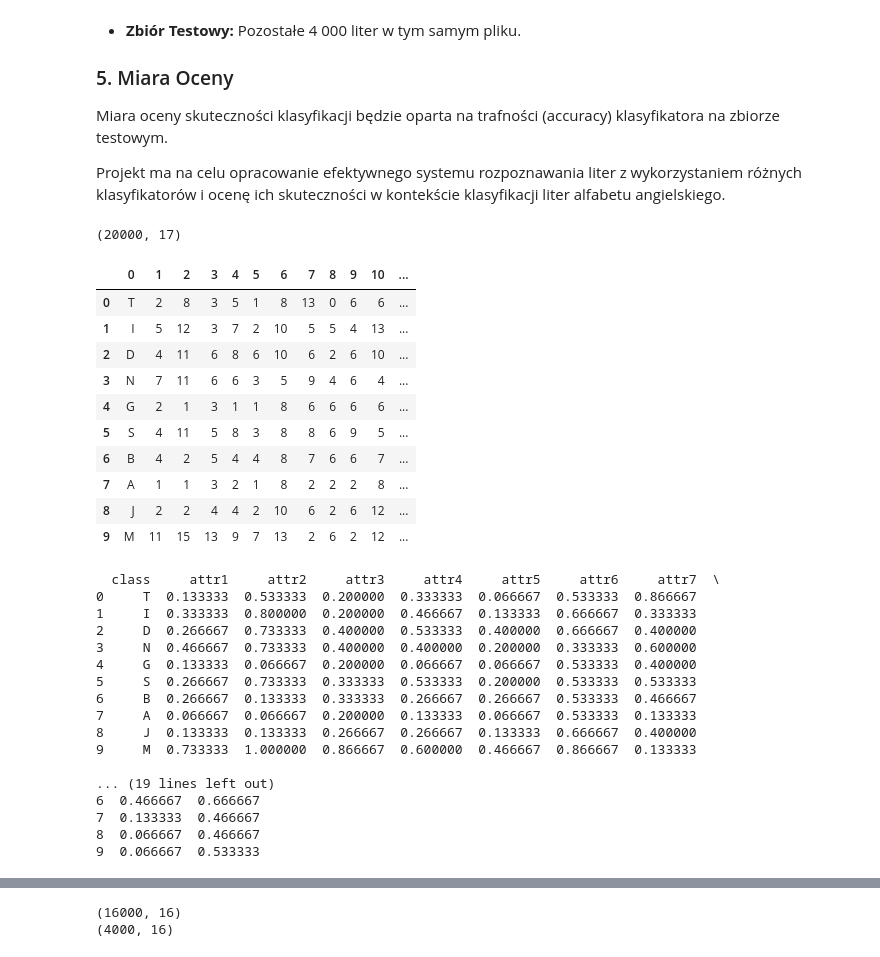
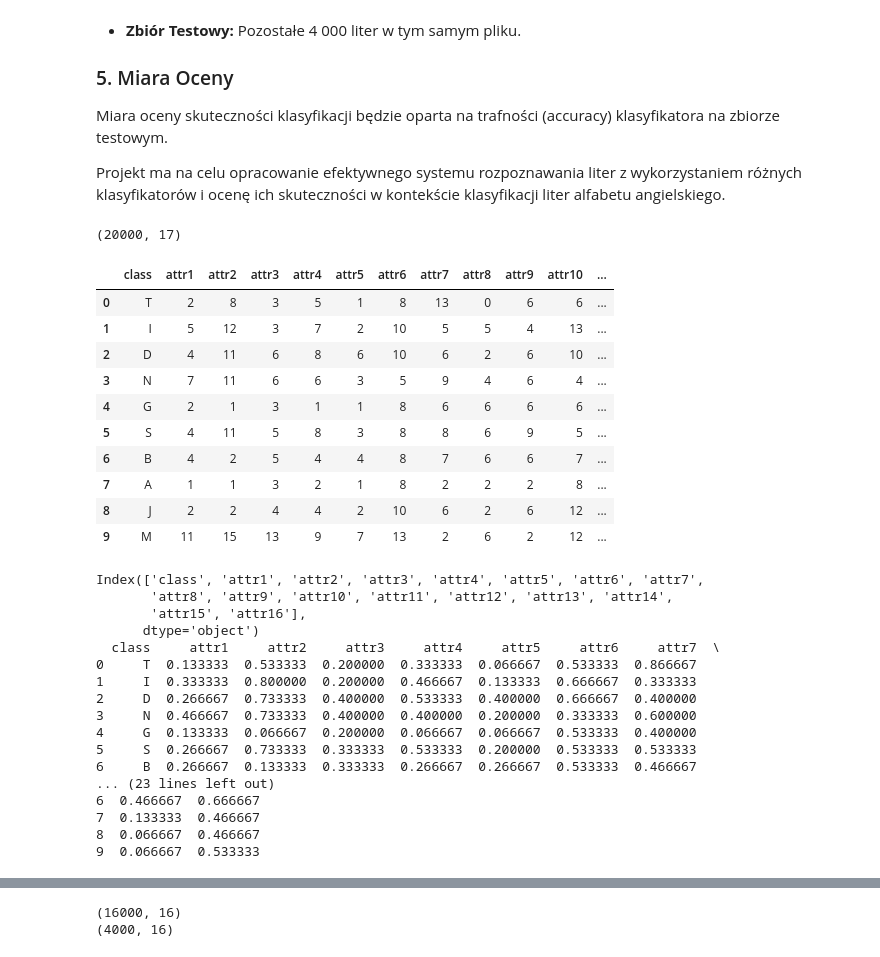
Before and after one commit to opaciorkowski/pro1d-project, a Jupyter notebook: PRO PROJECT/Project.ipynb, the cells around one changed output, grey strips where cells are left out. Saved outputs shown, nothing was run; the diff lists cells and outputs as text; code cells hidden in the pictures.

```diff
--- a/PRO PROJECT/Project.ipynb
+++ b/PRO PROJECT/Project.ipynb
@@ -47,17 +47,18 @@ from sklearn.metrics import accuracy_score
 from sklearn.metrics import classification_report
 from sklearn.model_selection import GridSearchCV
 # %%
-data_set = pd.read_csv('data_sets/letter-recognition.data', header=None)
+column_names = ['class'] + [f"attr{n}" for n in range(1, 17)]
+data_set = pd.read_csv('data_sets/letter-recognition.data', header=None, names=column_names)
 
 upper_limit = data_set.shape[1]
 
-column_names = ['class'] + [f"attr{n}" for n in range(1, upper_limit)]
+#column_names = ['class'] + [f"attr{n}" for n in range(1, 17)]
 
 print(data_set.shape)
 data_set.head(10)
 # %% [output]
 (20000, 17)
-|  | 0 | 1 | 2 | 3 | 4 | 5 | 6 | 7 | 8 | 9 | 10 | ... |
+|  | class | attr1 | attr2 | attr3 | attr4 | attr5 | attr6 | attr7 | attr8 | attr9 | attr10 | ... |
 | 0 | T | 2 | 8 | 3 | 5 | 1 | 8 | 13 | 0 | 6 | 6 | ... |
 | 1 | I | 5 | 12 | 3 | 7 | 2 | 10 | 5 | 5 | 4 | 13 | ... |
 | 2 | D | 4 | 11 | 6 | 8 | 6 | 10 | 6 | 2 | 6 | 10 | ... |
@@ -80,6 +81,10 @@ normalized_df = pd.concat([class_column, normalized_attributes], axis=1)
 
 print(normalized_df.head(10))
 # %% [output]
+Index(['class', 'attr1', 'attr2', 'attr3', 'attr4', 'attr5', 'attr6', 'attr7',
+       'attr8', 'attr9', 'attr10', 'attr11', 'attr12', 'attr13', 'attr14',
+       'attr15', 'attr16'],
+      dtype='object')
   class     attr1     attr2     attr3     attr4     attr5     attr6     attr7  \
 0     T  0.133333  0.533333  0.200000  0.333333  0.066667  0.533333  0.866667
 1     I  0.333333  0.800000  0.200000  0.466667  0.133333  0.666667  0.333333
@@ -88,11 +93,7 @@ print(normalized_df.head(10))
 4     G  0.133333  0.066667  0.200000  0.066667  0.066667  0.533333  0.400000
 5     S  0.266667  0.733333  0.333333  0.533333  0.200000  0.533333  0.533333
 6     B  0.266667  0.133333  0.333333  0.266667  0.266667  0.533333  0.466667
-7     A  0.066667  0.066667  0.200000  0.133333  0.066667  0.533333  0.133333
-8     J  0.133333  0.133333  0.266667  0.266667  0.133333  0.666667  0.400000
-9     M  0.733333  1.000000  0.866667  0.600000  0.466667  0.866667  0.133333
-
-... (19 lines left out)
+... (23 lines left out)
 6  0.466667  0.666667
 7  0.133333  0.466667
 8  0.066667  0.466667
```
Also changed, not shown: parts of 1 cell of this notebook.
